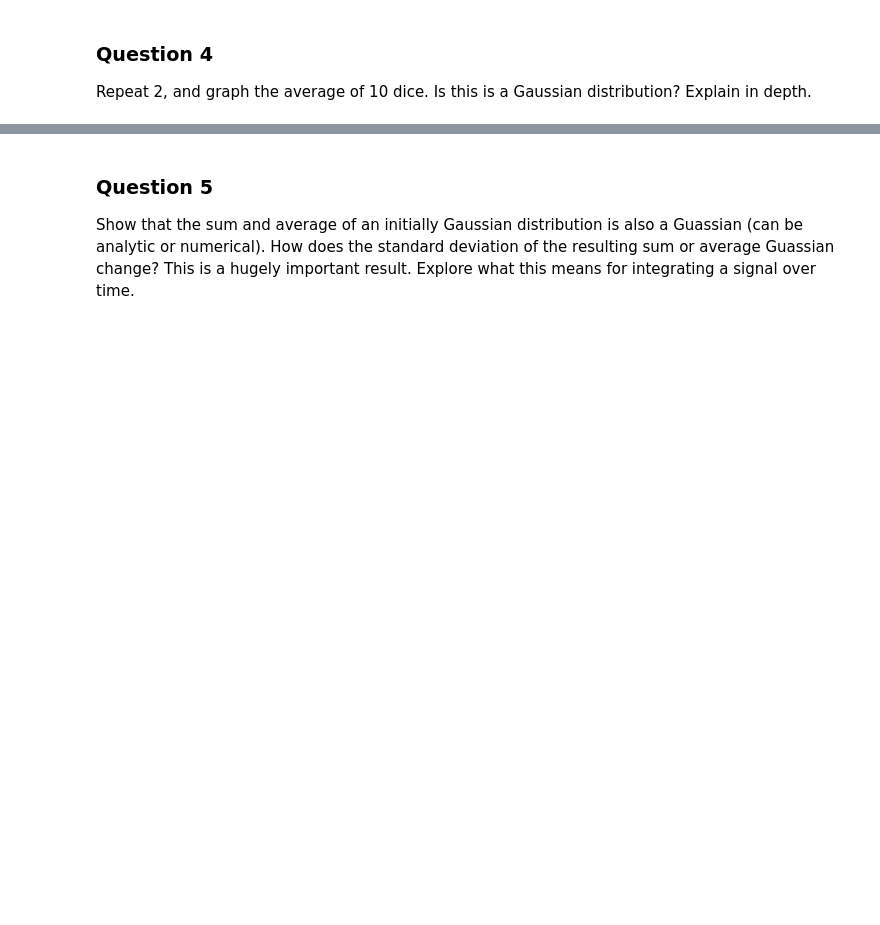
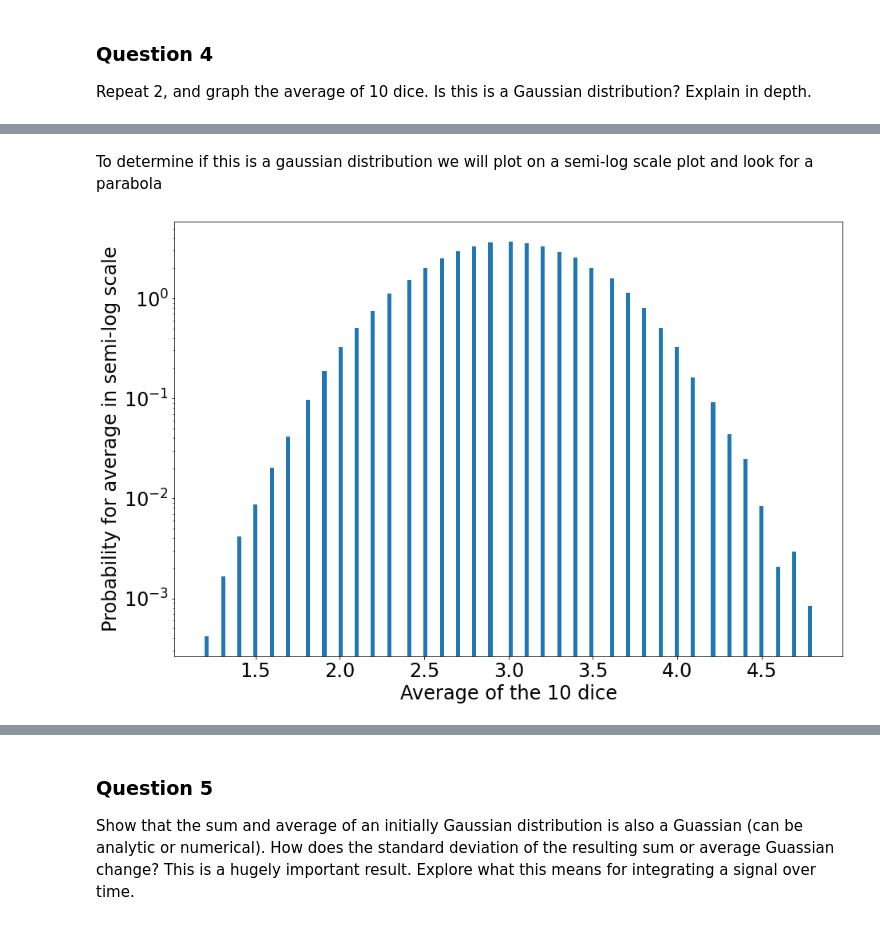
Before and after one commit to williamdolsen/phys434-21au, a Jupyter notebook: homework/hw2/homework2.ipynb, the cells around one changed output, grey strips where cells are left out. Saved outputs shown, nothing was run; the diff lists cells and outputs as text; code cells hidden in the pictures; blank space fills up the shorter version.

```diff
--- a/homework/hw2/homework2.ipynb
+++ b/homework/hw2/homework2.ipynb
@@ -29,0 +125,11 @@ Repeat 2, and graph the average of 10 dice. Is this is a Gaussian distribution?
+# %% [markdown]
+To determine if this is a gaussian distribution we will plot on a semi-log scale plot and look for a parabola
+# %%
+plt.hist(average_values, bins=150, density=True)
+plt.yscale('log')
+plt.tick_params(labelsize=24)
+plt.xlabel("Average of the 10 dice", fontdict={'size':24})
+plt.ylabel("Probability for average in semi-log scale", fontdict={'size':24})
+plt.show()
+# %% [output]
+[figure, added]
```
Also changed, not shown: parts of 12 cells of this notebook.
